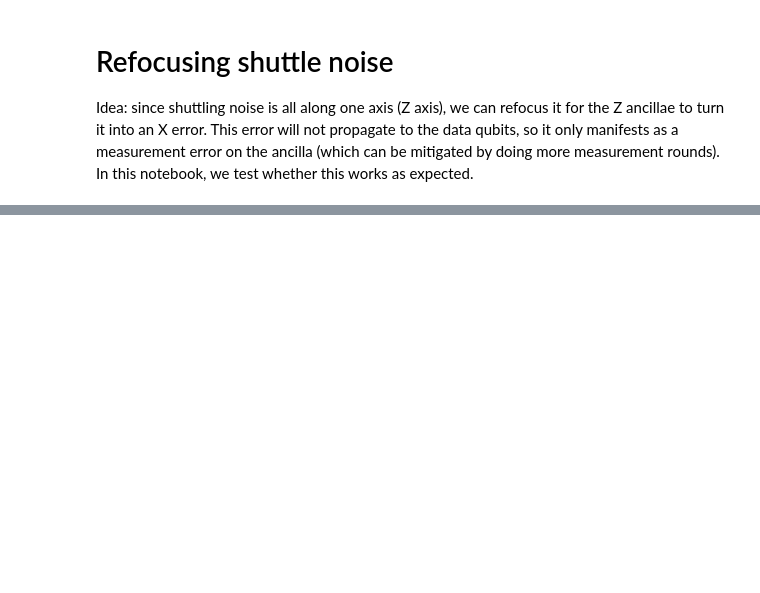
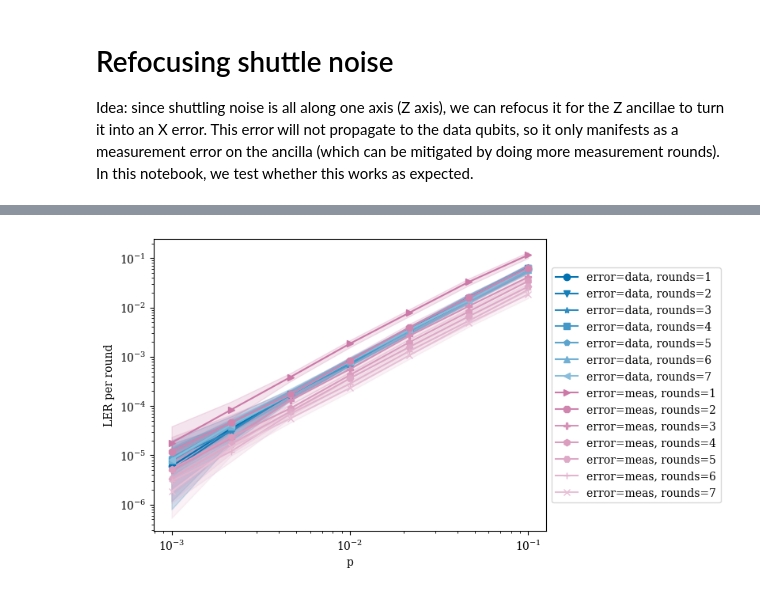
Before and after one commit to jasonchadwick/shuttle-ldpc, a Jupyter notebook: notebooks/07_refocusing_shuttle.ipynb, the cells around one changed output, grey strips where cells are left out. Cells and saved outputs as stored; diff of their text form; code cells hidden in the pictures; blank space fills up the shorter version.

```diff
--- a/notebooks/07_refocusing_shuttle.ipynb
+++ b/notebooks/07_refocusing_shuttle.ipynb
@@ -63,0 +264,19 @@ Optimizing 12 ancilla schedules............
+# %%
+fig, ax = plt.subplots(1, 1)
+sinter.plot_error_rate(
+    ax=ax,
+    stats=collected_stats,
+    x_func=lambda stats: stats.json_metadata['p'],
+    group_func=lambda stats: f"error={stats.json_metadata['error']}, rounds={stats.json_metadata['r']}",
+    failure_units_per_shot_func=lambda stats: stats.json_metadata['r'],
+    plot_args_func=lambda i,key,s: {'color':plotter.interpolate('C0' if 'data' in key else 'C1', 'w', 0.8*(int(key.split('=')[-1])-1) / 9 + 0.0)},
+)
+handles, labels = ax.get_legend_handles_labels()
+sorted_indices = sorted(range(len(labels)), key=lambda i: labels[i])
+ax.legend([handles[i] for i in sorted_indices], [labels[i] for i in sorted_indices], bbox_to_anchor=(1, 0.5), loc='center left')
+plt.loglog()
+plt.xlabel('p')
+plt.ylabel('LER per round')
+plt.show()
+# %% [output]
+[figure, added]
```
Also changed, not shown: parts of 11 cells of this notebook, 11 other files.
